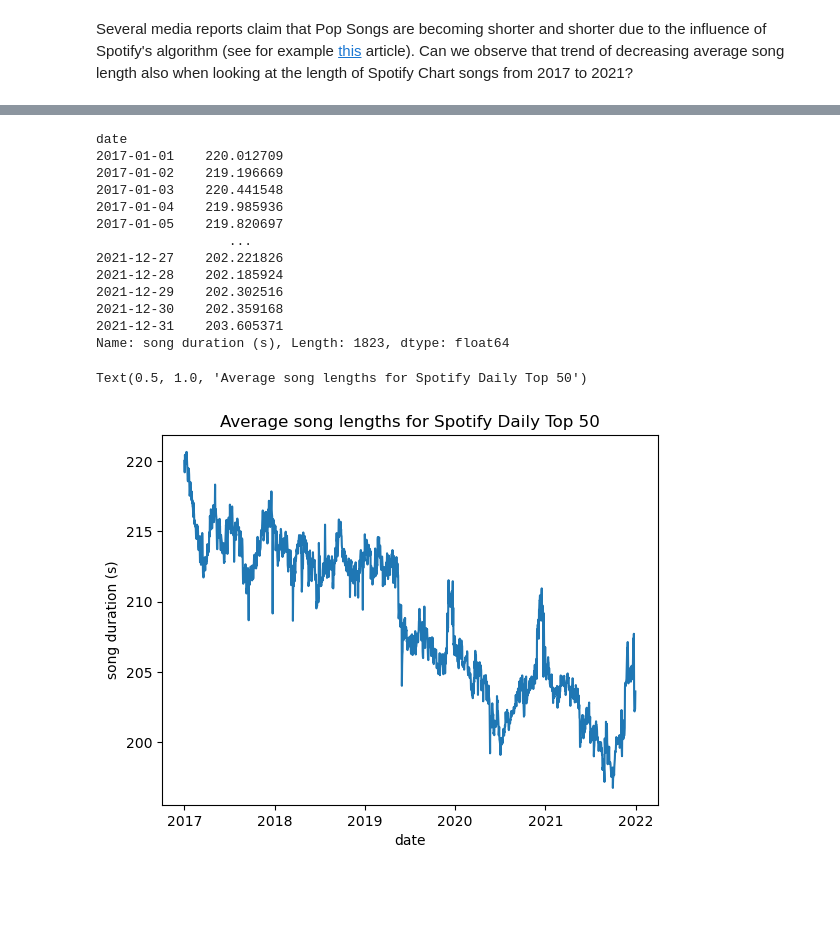
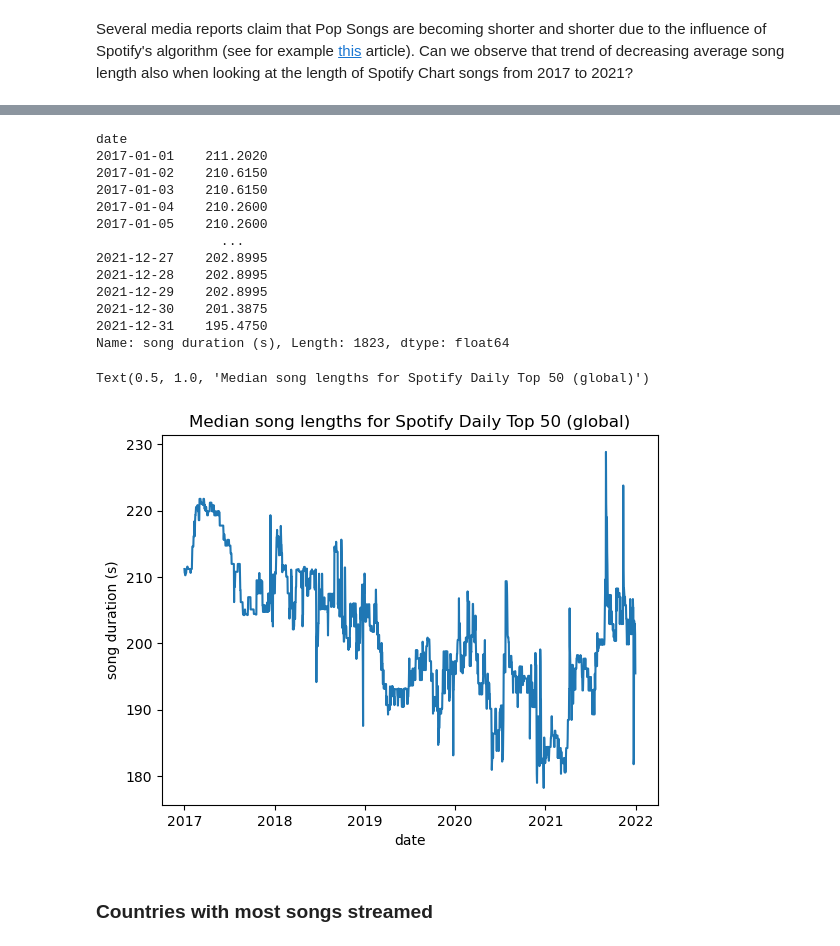
Before and after one commit to Sejmou/exploring-spotify-charts, a Jupyter notebook: data_exploration_and_crawling/exploring_merged_chart_and_track_data.ipynb, the cells around one changed output, grey strips where cells are left out. Cells and saved outputs as stored; diff of their text form; code cells hidden in the pictures; blank space fills up the shorter version.

Commit message:
add more exploratory plots, increase confusion

```diff
--- a/data_exploration_and_crawling/exploring_merged_chart_and_track_data.ipynb
+++ b/data_exploration_and_crawling/exploring_merged_chart_and_track_data.ipynb
@@ -168,6 +168,6 @@ plt.show()
 # %% [markdown]
 ## Exploring the Data
 # %%
-global_charts = track_charts[track_charts.region == "Global"]
+global_charts = track_charts[track_charts.region == "Global"].drop(columns="region")
 global_charts
 # %% [output]
@@ -247,31 +236,33 @@ Index(['region', 'date', 'rank', 'name', 'artist_name_1', 'artist_name_2',
 # %%
 song_lengths = (
-    track_charts.reset_index()
+    global_charts.reset_index()
     .drop_duplicates(subset=["id", "date"])
     .groupby(["date"])
-    .duration_ms.mean()
+    .duration_ms.median()
 ) / 1000 # convert milliseconds to seconds
 song_lengths.name = "song duration (s)"
 song_lengths
 # %% [output]
 date
-2017-01-01    220.012709
-2017-01-02    219.196669
-2017-01-03    220.441548
-2017-01-04    219.985936
-2017-01-05    219.820697
-                 ...
-2021-12-27    202.221826
-2021-12-28    202.185924
-2021-12-29    202.302516
-2021-12-30    202.359168
-2021-12-31    203.605371
+2017-01-01    211.2020
+2017-01-02    210.6150
+2017-01-03    210.6150
+2017-01-04    210.2600
+2017-01-05    210.2600
+                ...
+2021-12-27    202.8995
+2021-12-28    202.8995
+2021-12-29    202.8995
+2021-12-30    201.3875
+2021-12-31    195.4750
 Name: song duration (s), Length: 1823, dtype: float64
 # %%
 import seaborn as sns
 # %%
 sns.lineplot(song_lengths)
-plt.title("Average song lengths for Spotify Daily Top 50")
+plt.title("Median song lengths for Spotify Daily Top 50 (global)")
 # %% [output]
-Text(0.5, 1.0, 'Average song lengths for Spotify Daily Top 50')
+Text(0.5, 1.0, 'Median song lengths for Spotify Daily Top 50 (global)')
-[figure, old version]
+[figure, new version]
+# %% [markdown]
+### Countries with most songs streamed
```
Also changed, not shown: parts of 8 cells of this notebook.
